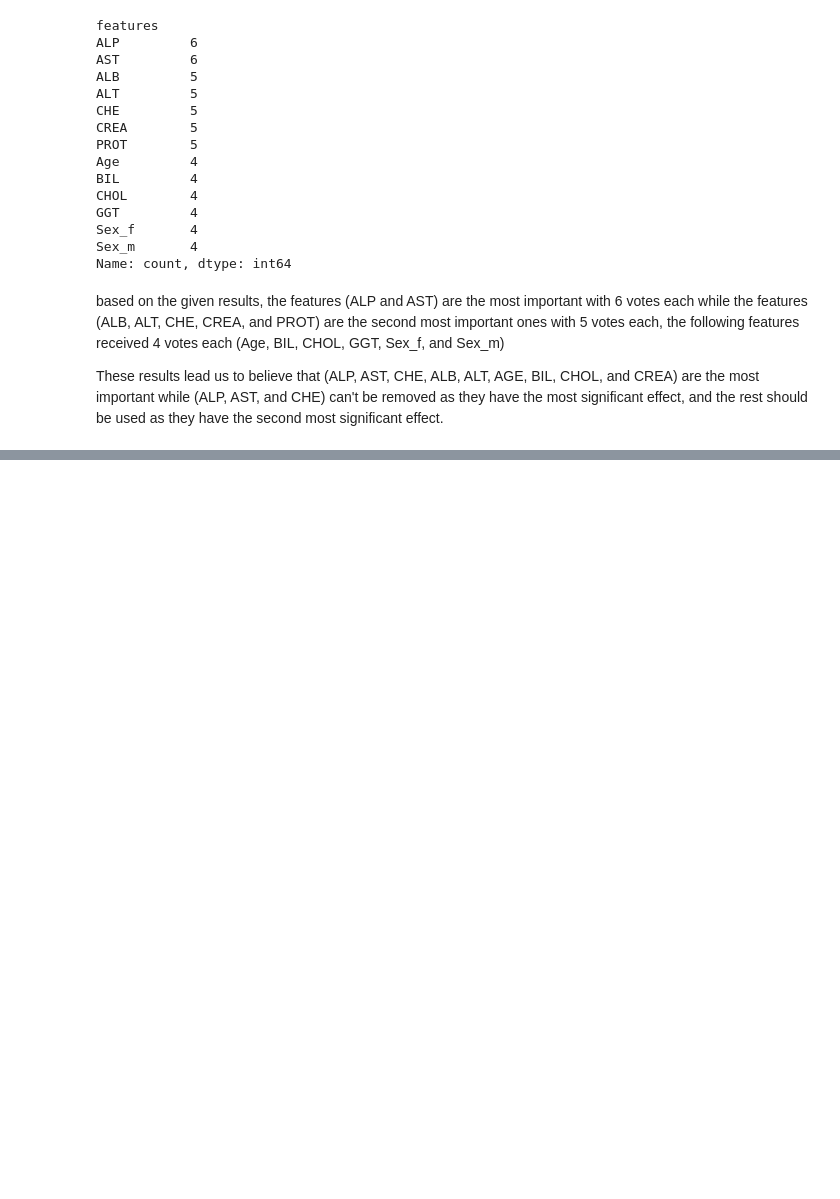
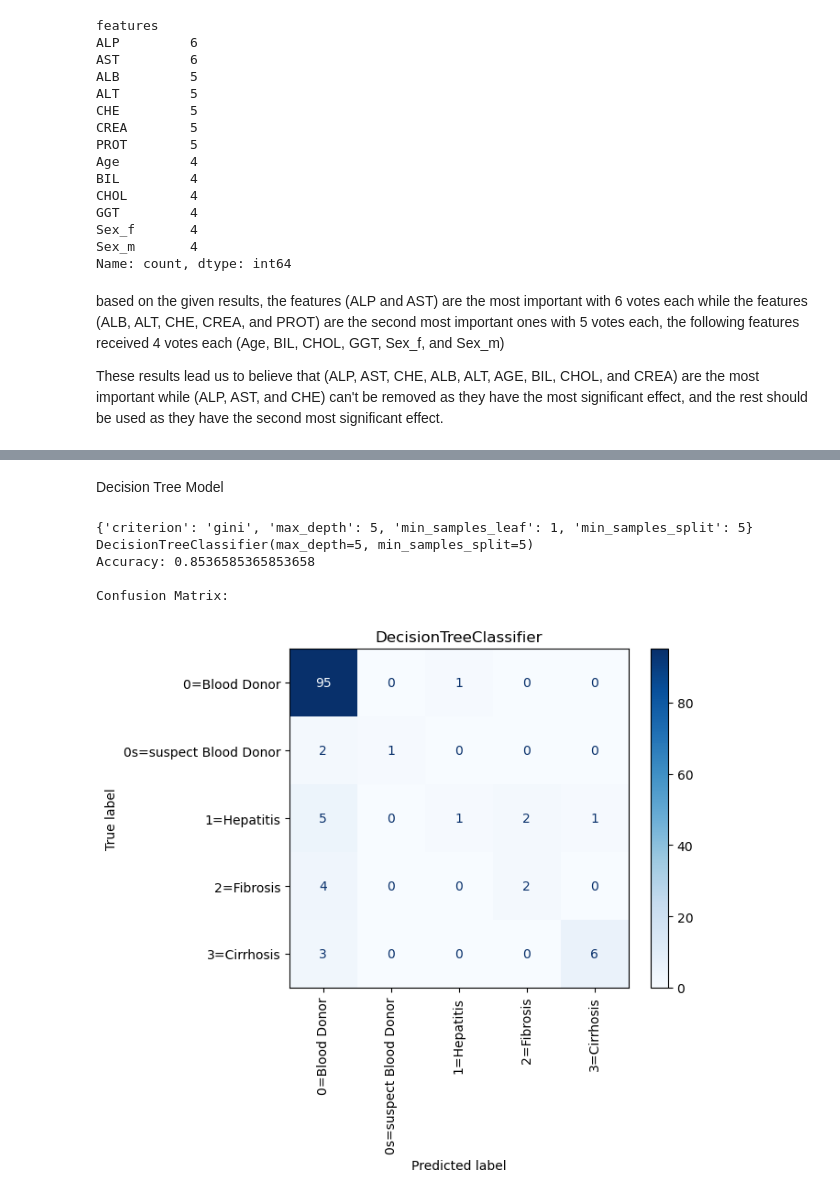
Before and after one commit to mqarmout/HCV_classification, a Jupyter notebook: model.ipynb, the cells around one changed output, grey strips where cells are left out. Drawn from its saved outputs; the diff is of its cells as text; code cells hidden in the pictures; blank space fills up the shorter version.

Commit message:
built models using auto selected features

```diff
--- a/model.ipynb
+++ b/model.ipynb
@@ -763,0 +826,34 @@ new_x_train_df = X_train_processed_df[["ALP", "AST", "CHE", "ALB", "ALT", "Age",
+# %% [markdown]
+Decision Tree Model
+# %%
+param_grid = {'criterion':['gini','entropy','log_loss'],'max_depth': [3, 5, 7, 10, None],
+              'min_samples_split': [2, 5, 10],
+              'min_samples_leaf': [1, 2, 4]}
+
+
+grid_dt = GridSearchCV(DecisionTreeClassifier(), param_grid=param_grid, refit=True, verbose=0)
+grid_dt.fit(x_train_df_no_sex, y_train)
+print(grid_dt.best_params_)
+print(grid_dt.best_estimator_)
+grid_dt_predictions = grid_dt.predict(x_test_df_no_sex)
+# Calculate the accuracy
+accuracy = accuracy_score(y_test, grid_dt_predictions)
+print("Accuracy:", accuracy)
+
+# Generate the confusion matrix
+conf_matrix = confusion_matrix(y_test, grid_dt_predictions)
+#print("Confusion Matrix:\n", conf_matrix)
+print("\nConfusion Matrix:\n")
+# Display the confusion matrix
+disp = ConfusionMatrixDisplay(confusion_matrix=conf_matrix, display_labels=grid_dt.best_estimator_.classes_)
+disp.plot(cmap='Blues')
+plt.xticks(rotation=90)
+plt.title("DecisionTreeClassifier")
+plt.show()
+# %% [output]
+{'criterion': 'gini', 'max_depth': 5, 'min_samples_leaf': 1, 'min_samples_split': 5}
+DecisionTreeClassifier(max_depth=5, min_samples_split=5)
+Accuracy: 0.8536585365853658
+
+Confusion Matrix:
+[figure, added]
```
Also changed, not shown: parts of 44 cells of this notebook.
